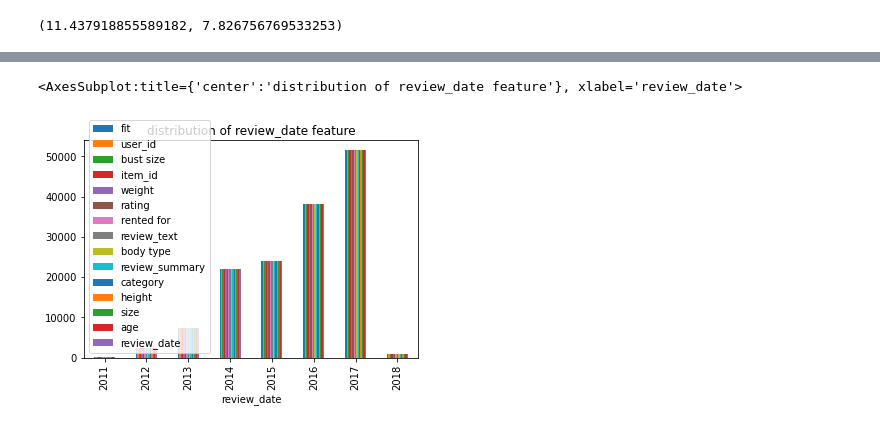
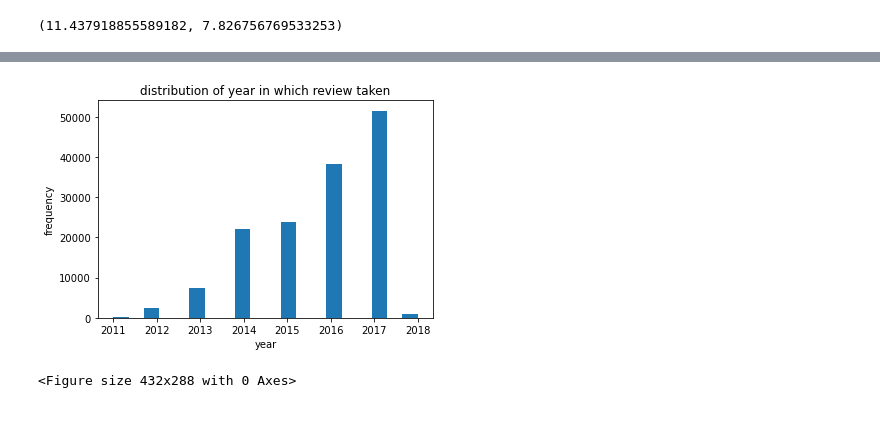
Before and after one commit to nidhidhamnani/cse-258-project, a Jupyter notebook: exploratory_analysis_of_data.ipynb, the cells around one changed output, grey strips where cells are left out. Saved outputs shown, nothing was run; the diff lists cells and outputs as text; code cells hidden in the pictures.

Commit message:
plots

```diff
--- a/exploratory_analysis_of_data.ipynb
+++ b/exploratory_analysis_of_data.ipynb
@@ -203,7 +209,13 @@ np.mean(age),np.std(age)
 (34.08979990572547, 8.113188865006668)
 # %%
 dataset['review_date'] = dataset['review_date'].astype('datetime64')
-dataset.groupby(dataset['review_date'].dt.year).count().plot(kind='bar',title='distribution of review_date feature')
+years = dataset['review_date'].dt.year
+plt.hist(years,bins=20)
+plt.title("distribution of year in which review taken")
+plt.xlabel("year")
+plt.ylabel("frequency")
+plt.show()
+plt.savefig("./plots/12.png")
 # %% [output]
+[figure, new version]
-<AxesSubplot:title={'center':'distribution of review_date feature'}, xlabel='review_date'>
+<Figure size 432x288 with 0 Axes>
-[figure, old version]
```
Also changed, not shown: parts of 15 cells of this notebook, 5 other files.
